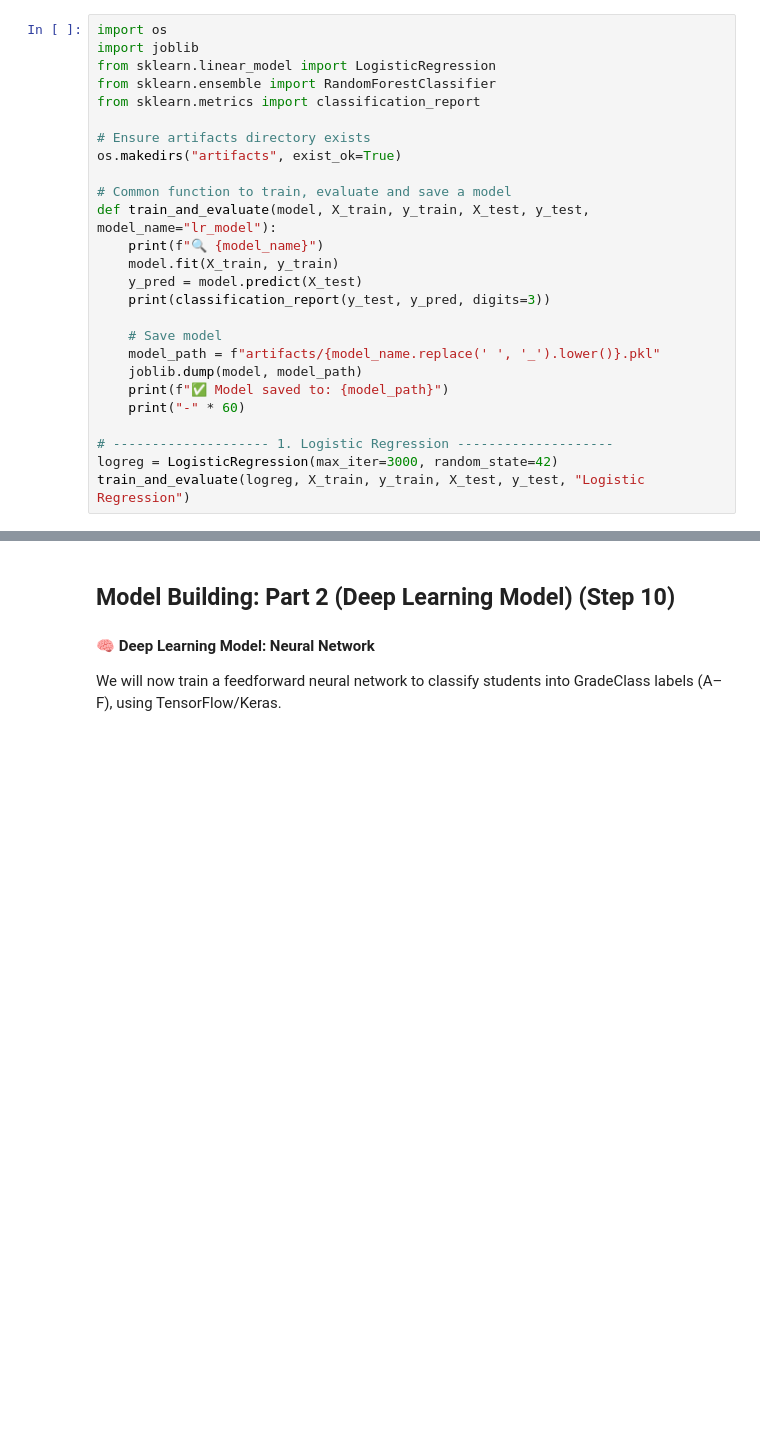
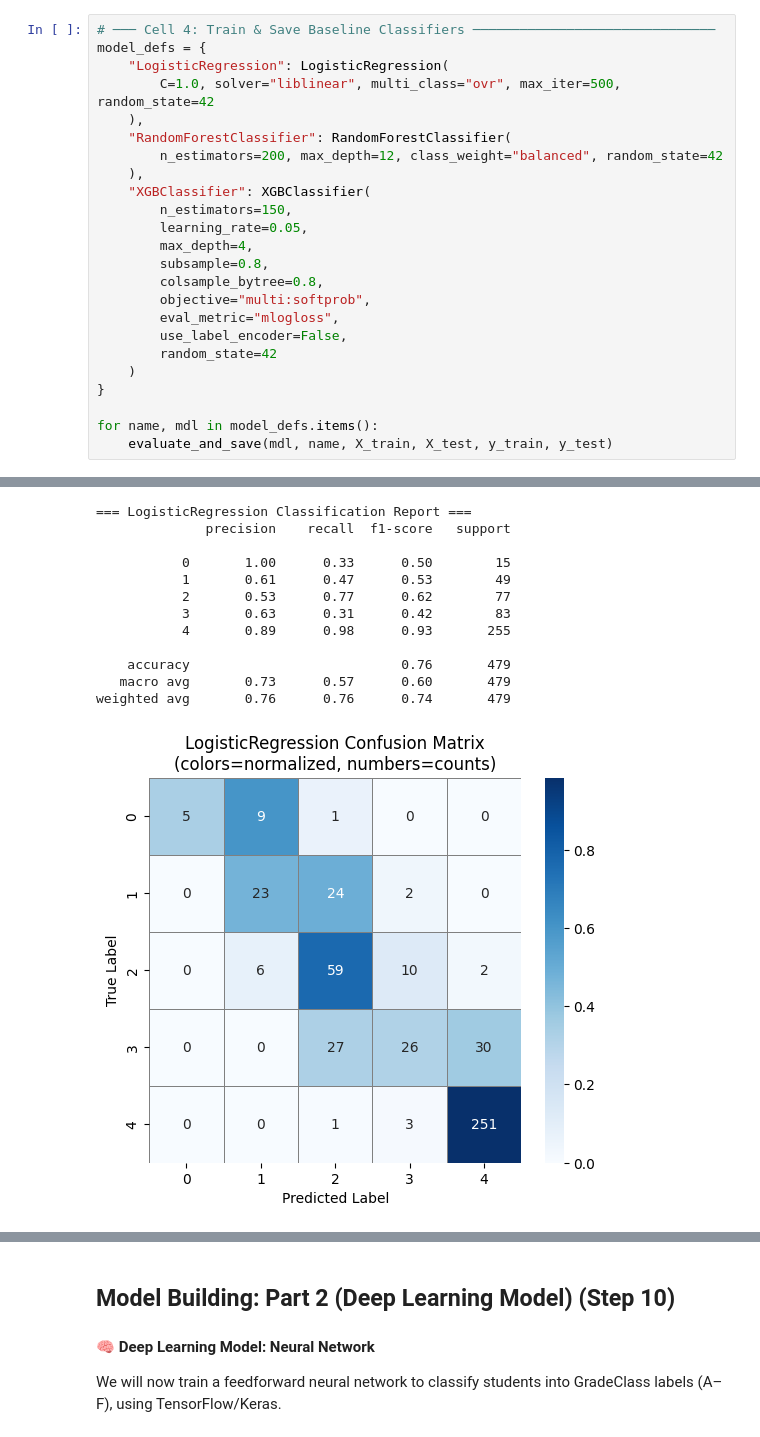
Before and after one commit to jeremiafourie/BrightPath-Grade-Predictor, a Jupyter notebook: notebooks/modeling.ipynb, the cells around one changed output, grey strips where cells are left out. Saved outputs shown, nothing was run; the diff lists cells and outputs as text; blank space fills up the shorter version.

Commit message:
updated model eval and modeling

```diff
--- a/notebooks/modeling.ipynb
+++ b/notebooks/modeling.ipynb
@@ -36,27 +101,25 @@ print(f"✅ y_test shape: {y_test.shape}")
 # %%
-import os
-import joblib
-from sklearn.linear_model import LogisticRegression
-from sklearn.ensemble import RandomForestClassifier
-from sklearn.metrics import classification_report
+# ─── Cell 4: Train & Save Baseline Classifiers ───────────────────────────────
+model_defs = {
+    "LogisticRegression": LogisticRegression(
+        C=1.0, solver="liblinear", multi_class="ovr", max_iter=500, random_state=42
+    ),
+    "RandomForestClassifier": RandomForestClassifier(
+        n_estimators=200, max_depth=12, class_weight="balanced", random_state=42
+    ),
+    "XGBClassifier": XGBClassifier(
+        n_estimators=150,
+        learning_rate=0.05,
+        max_depth=4,
+        subsample=0.8,
+        colsample_bytree=0.8,
+        objective="multi:softprob",
+        eval_metric="mlogloss",
+        use_label_encoder=False,
+        random_state=42
+    )
+}
 
-# Ensure artifacts directory exists
-os.makedirs("artifacts", exist_ok=True)
-
-# Common function to train, evaluate and save a model
-def train_and_evaluate(model, X_train, y_train, X_test, y_test, model_name="lr_model"):
-    print(f"🔍 {model_name}")
-    model.fit(X_train, y_train)
-    y_pred = model.predict(X_test)
-    print(classification_report(y_test, y_pred, digits=3))
-
-    # Save model
-    model_path = f"artifacts/{model_name.replace(' ', '_').lower()}.pkl"
-    joblib.dump(model, model_path)
-    print(f"✅ Model saved to: {model_path}")
-    print("-" * 60)
-
-# -------------------- 1. Logistic Regression --------------------
-logreg = LogisticRegression(max_iter=3000, random_state=42)
-train_and_evaluate(logreg, X_train, y_train, X_test, y_test, "Logistic Regression")
+for name, mdl in model_defs.items():
+    evaluate_and_save(mdl, name, X_train, X_test, y_train, y_test)
 # %% [output]
@@ -77,0 +128,13 @@ weighted avg      0.818     0.814     0.815       479
+=== LogisticRegression Classification Report ===
+              precision    recall  f1-score   support
+
+           0       1.00      0.33      0.50        15
+           1       0.61      0.47      0.53        49
+           2       0.53      0.77      0.62        77
+           3       0.63      0.31      0.42        83
+           4       0.89      0.98      0.93       255
+
+    accuracy                           0.76       479
+   macro avg       0.73      0.57      0.60       479
+weighted avg       0.76      0.76      0.74       479
+[figure, added]
```
Also changed, not shown: parts of 19 cells of this notebook, 7 other files.
